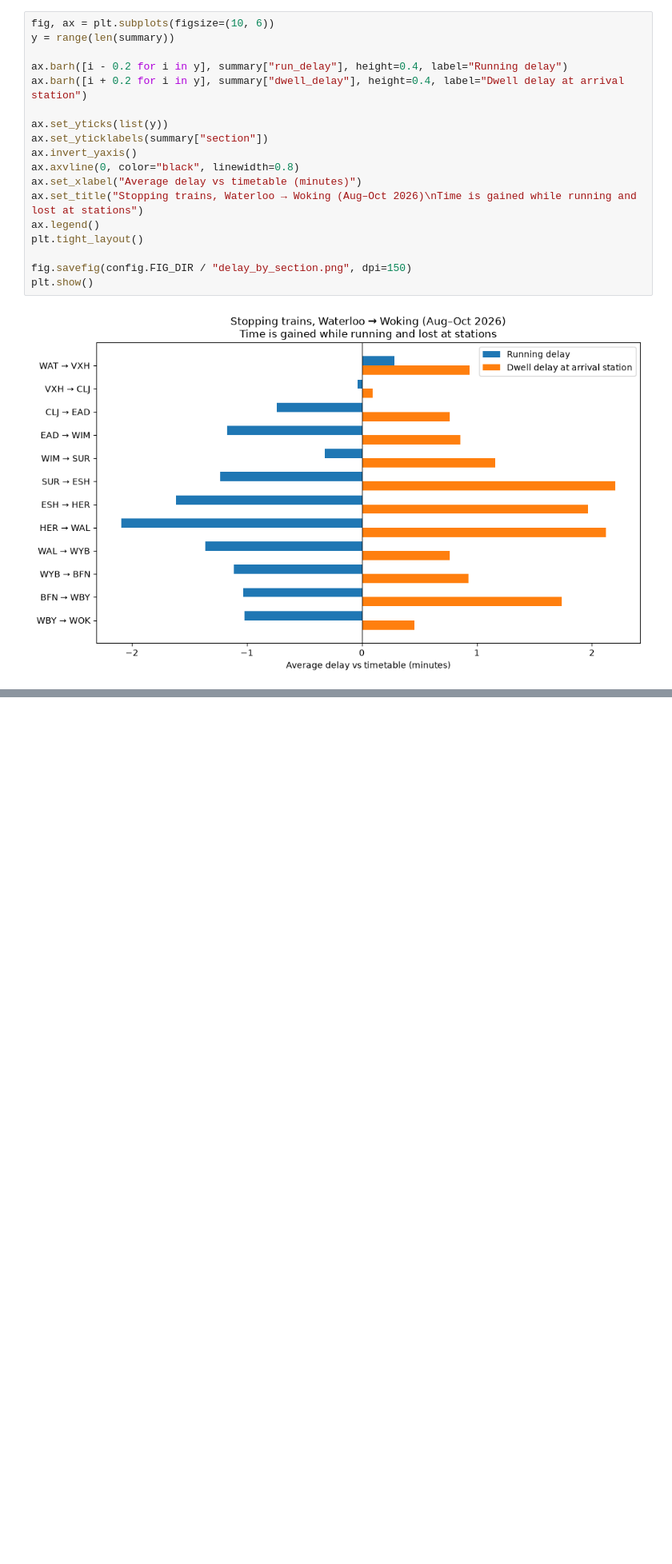
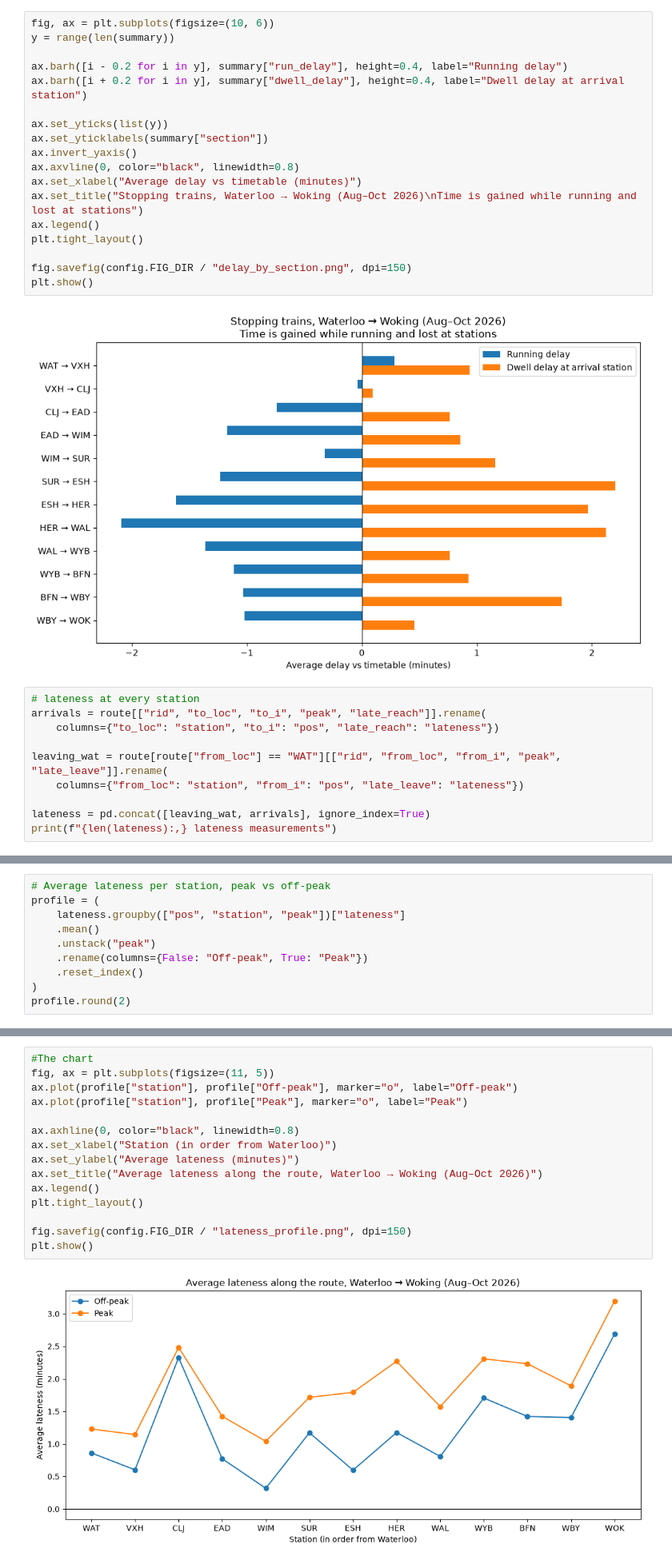
Before and after one commit to SAMUELAY1/railway-timetable-runtime-simulation, a Jupyter notebook: docs/notebook:01_explore.ipynb, the cells around one changed output, grey strips where cells are left out. Shown at 80% size. Drawn from its saved outputs; the diff is of its cells as text; blank space fills up the shorter version.

Commit message:
Add lateness profiles; identify composition effect and recovery sawtooth

```diff
--- a/docs/notebook:01_explore.ipynb
+++ b/docs/notebook:01_explore.ipynb
@@ -145,3 +144,13 @@ fig.savefig(config.FIG_DIR / "delay_by_section.png", dpi=150)
 plt.show()
 # %% [output]
 [figure]
+# %%
+# lateness at every station
+arrivals = route[["rid", "to_loc", "to_i", "peak", "late_reach"]].rename(
+    columns={"to_loc": "station", "to_i": "pos", "late_reach": "lateness"})
+
+leaving_wat = route[route["from_loc"] == "WAT"][["rid", "from_loc", "from_i", "peak", "late_leave"]].rename(
+    columns={"from_loc": "station", "from_i": "pos", "late_leave": "lateness"})
+
+lateness = pd.concat([leaving_wat, arrivals], ignore_index=True)
+print(f"{len(lateness):,} lateness measurements")
@@ -147,0 +159,10 @@ plt.show()
+# %%
+# Average lateness per station, peak vs off-peak
+profile = (
+    lateness.groupby(["pos", "station", "peak"])["lateness"]
+    .mean()
+    .unstack("peak")
+    .rename(columns={False: "Off-peak", True: "Peak"})
+    .reset_index()
+)
+profile.round(2)
@@ -147,0 +184,17 @@ plt.show()
+# %%
+#The chart
+fig, ax = plt.subplots(figsize=(11, 5))
+ax.plot(profile["station"], profile["Off-peak"], marker="o", label="Off-peak")
+ax.plot(profile["station"], profile["Peak"], marker="o", label="Peak")
+
+ax.axhline(0, color="black", linewidth=0.8)
+ax.set_xlabel("Station (in order from Waterloo)")
+ax.set_ylabel("Average lateness (minutes)")
+ax.set_title("Average lateness along the route, Waterloo → Woking (Aug–Oct 2026)")
+ax.legend()
+plt.tight_layout()
+
+fig.savefig(config.FIG_DIR / "lateness_profile.png", dpi=150)
+plt.show()
+# %% [output]
+[figure, added]
```
Also changed, not shown: parts of 8 cells of this notebook, 3 other files.
